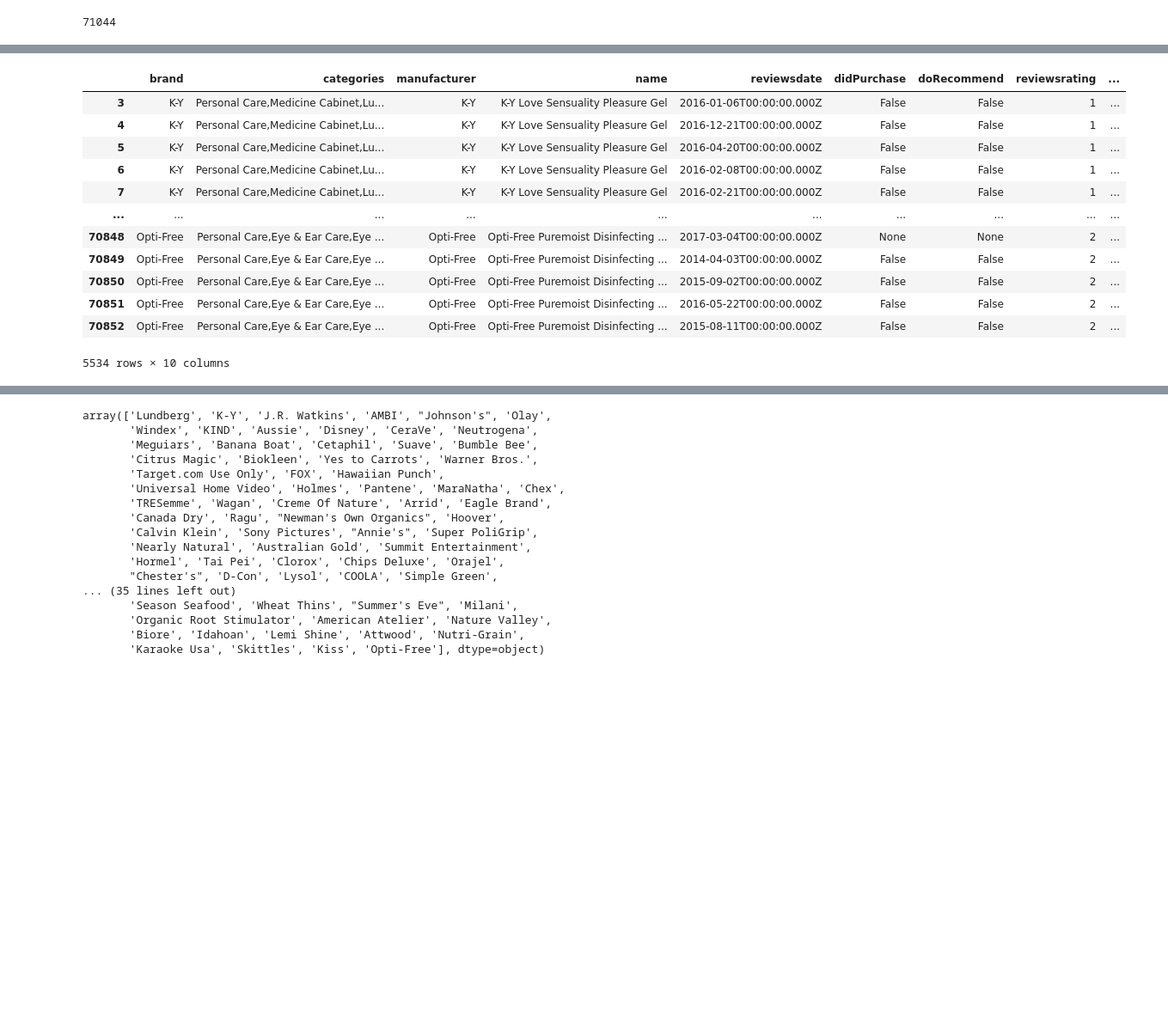
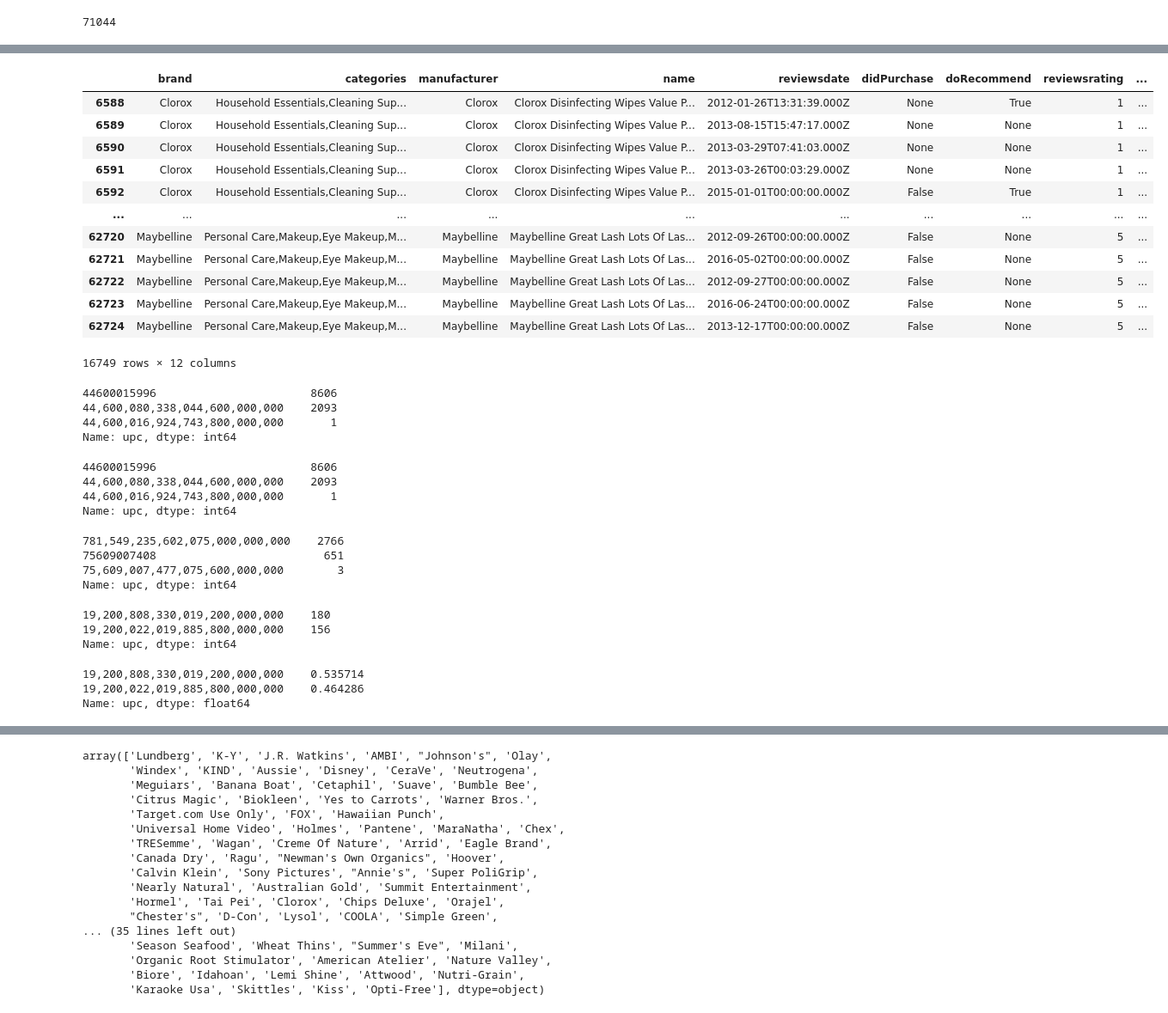
Before and after one commit to shigos/Social-Proof-Analysis-, a Jupyter notebook: notebook/win-note.ipynb, the cells around one changed output, grey strips where cells are left out. Shown at 86% size. Saved outputs shown, nothing was run; the diff lists cells and outputs as text; code cells hidden in the pictures; blank space fills up the shorter version.

```diff
--- a/notebook/win-note.ipynb
+++ b/notebook/win-note.ipynb
@@ -112,17 +116,56 @@ pandas_df
+# %%
+branddat= pandas_df[(pandas_df['brand']=='Clorox')|(pandas_df['brand']=='Lysol')|(pandas_df['brand']=="L'Oreal Paris")|(pandas_df['brand']=="L'oreal Paris")|(pandas_df['brand']=="Maybelline")]
+
+branddat[]
+# %% [output]
+|  | brand | categories | manufacturer | name | reviewsdate | didPurchase | doRecommend | reviewsrating | ... |
+| 6588 | Clorox | Household Essentials,Cleaning Sup... | Clorox | Clorox Disinfecting Wipes Value P... | 2012-01-26T13:31:39.000Z | None | True | 1 | ... |
+| 6589 | Clorox | Household Essentials,Cleaning Sup... | Clorox | Clorox Disinfecting Wipes Value P... | 2013-08-15T15:47:17.000Z | None | None | 1 | ... |
+| 6590 | Clorox | Household Essentials,Cleaning Sup... | Clorox | Clorox Disinfecting Wipes Value P... | 2013-03-29T07:41:03.000Z | None | None | 1 | ... |
+| 6591 | Clorox | Household Essentials,Cleaning Sup... | Clorox | Clorox Disinfecting Wipes Value P... | 2013-03-26T00:03:29.000Z | None | None | 1 | ... |
+| 6592 | Clorox | Household Essentials,Cleaning Sup... | Clorox | Clorox Disinfecting Wipes Value P... | 2015-01-01T00:00:00.000Z | False | True | 1 | ... |
+| ... | ... | ... | ... | ... | ... | ... | ... | ... | ... |
+| 62720 | Maybelline | Personal Care,Makeup,Eye Makeup,M... | Maybelline | Maybelline Great Lash Lots Of Las... | 2012-09-26T00:00:00.000Z | False | None | 5 | ... |
+| 62721 | Maybelline | Personal Care,Makeup,Eye Makeup,M... | Maybelline | Maybelline Great Lash Lots Of Las... | 2016-05-02T00:00:00.000Z | False | None | 5 | ... |
+| 62722 | Maybelline | Personal Care,Makeup,Eye Makeup,M... | Maybelline | Maybelline Great Lash Lots Of Las... | 2012-09-27T00:00:00.000Z | False | None | 5 | ... |
+| 62723 | Maybelline | Personal Care,Makeup,Eye Makeup,M... | Maybelline | Maybelline Great Lash Lots Of Las... | 2016-06-24T00:00:00.000Z | False | None | 5 | ... |
+| 62724 | Maybelline | Personal Care,Makeup,Eye Makeup,M... | Maybelline | Maybelline Great Lash Lots Of Las... | 2013-12-17T00:00:00.000Z | False | None | 5 | ... |
+16749 rows × 12 columns
 # %%
-null = pandas_df[pandas_df["reviewsrating"]<3]
-null
+clordf = pandas_df[pandas_df['brand']=="Clorox"]
+clordf
+
+clordf['upc'].value_counts()
 # %% [output]
-|  | brand | categories | manufacturer | name | reviewsdate | didPurchase | doRecommend | reviewsrating | ... |
-| 3 | K-Y | Personal Care,Medicine Cabinet,Lu... | K-Y | K-Y Love Sensuality Pleasure Gel | 2016-01-06T00:00:00.000Z | False | False | 1 | ... |
-| 4 | K-Y | Personal Care,Medicine Cabinet,Lu... | K-Y | K-Y Love Sensuality Pleasure Gel | 2016-12-21T00:00:00.000Z | False | False | 1 | ... |
-| 5 | K-Y | Personal Care,Medicine Cabinet,Lu... | K-Y | K-Y Love Sensuality Pleasure Gel | 2016-04-20T00:00:00.000Z | False | False | 1 | ... |
-| 6 | K-Y | Personal Care,Medicine Cabinet,Lu... | K-Y | K-Y Love Sensuality Pleasure Gel | 2016-02-08T00:00:00.000Z | False | False | 1 | ... |
-| 7 | K-Y | Personal Care,Medicine Cabinet,Lu... | K-Y | K-Y Love Sensuality Pleasure Gel | 2016-02-21T00:00:00.000Z | False | False | 1 | ... |
-| ... | ... | ... | ... | ... | ... | ... | ... | ... | ... |
-| 70848 | Opti-Free | Personal Care,Eye & Ear Care,Eye ... | Opti-Free | Opti-Free Puremoist Disinfecting ... | 2017-03-04T00:00:00.000Z | None | None | 2 | ... |
-| 70849 | Opti-Free | Personal Care,Eye & Ear Care,Eye ... | Opti-Free | Opti-Free Puremoist Disinfecting ... | 2014-04-03T00:00:00.000Z | False | False | 2 | ... |
-| 70850 | Opti-Free | Personal Care,Eye & Ear Care,Eye ... | Opti-Free | Opti-Free Puremoist Disinfecting ... | 2015-09-02T00:00:00.000Z | False | False | 2 | ... |
-| 70851 | Opti-Free | Personal Care,Eye & Ear Care,Eye ... | Opti-Free | Opti-Free Puremoist Disinfecting ... | 2016-05-22T00:00:00.000Z | False | False | 2 | ... |
-| 70852 | Opti-Free | Personal Care,Eye & Ear Care,Eye ... | Opti-Free | Opti-Free Puremoist Disinfecting ... | 2015-08-11T00:00:00.000Z | False | False | 2 | ... |
-5534 rows × 10 columns
+44600015996                       8606
+44,600,080,338,044,600,000,000    2093
+44,600,016,924,743,800,000,000       1
+Name: upc, dtype: int64
+# %%
+clordf['upc'].value_counts()
+# %% [output]
+44600015996                       8606
+44,600,080,338,044,600,000,000    2093
+44,600,016,924,743,800,000,000       1
+Name: upc, dtype: int64
+# %%
+olay=pandas_df[pandas_df['brand']=="Olay"]
+olay['upc'].value_counts()
+# %% [output]
+781,549,235,602,075,000,000,000    2766
+75609007408                         651
+75,609,007,477,075,600,000,000        3
+Name: upc, dtype: int64
+# %%
+lysol=pandas_df[pandas_df["brand"]=='Lysol']
+lysol['upc'].value_counts()
+# %% [output]
+19,200,808,330,019,200,000,000    180
+19,200,022,019,885,800,000,000    156
+Name: upc, dtype: int64
+# %%
+lysol['upc'].value_counts(100)
+# %% [output]
+19,200,808,330,019,200,000,000    0.535714
+19,200,022,019,885,800,000,000    0.464286
+Name: upc, dtype: float64
```
Also changed, not shown: parts of 32 cells of this notebook, 2 other files.
